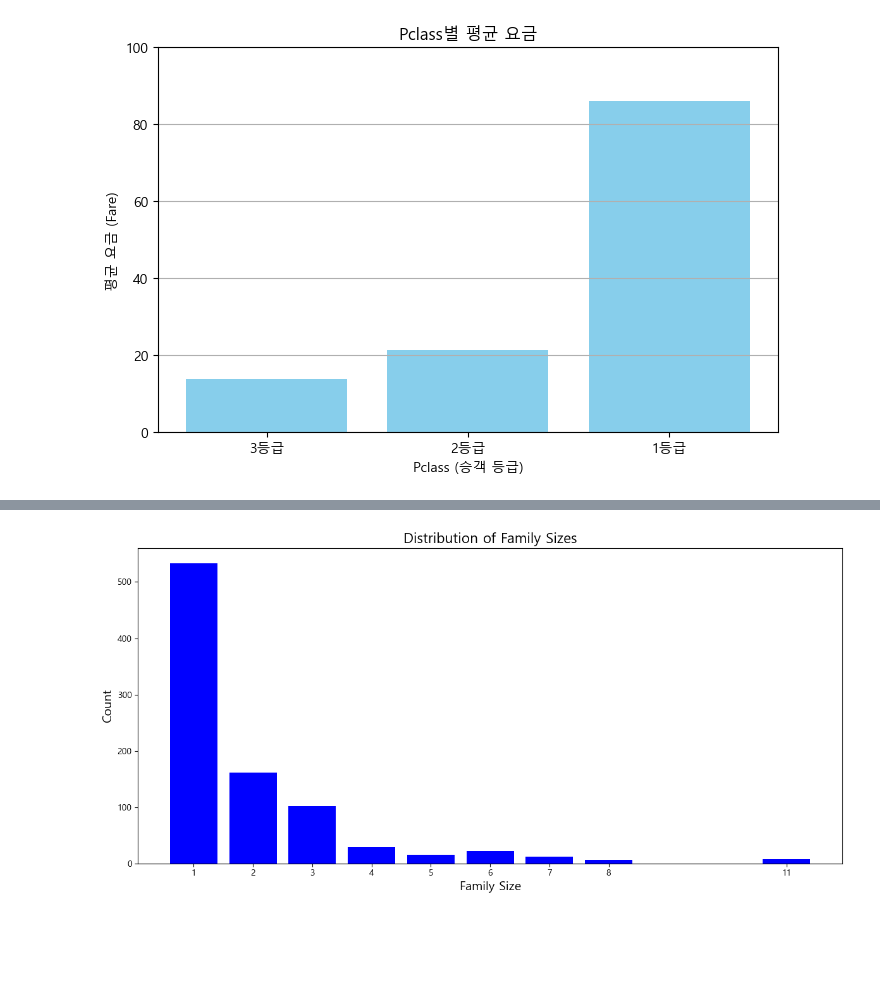
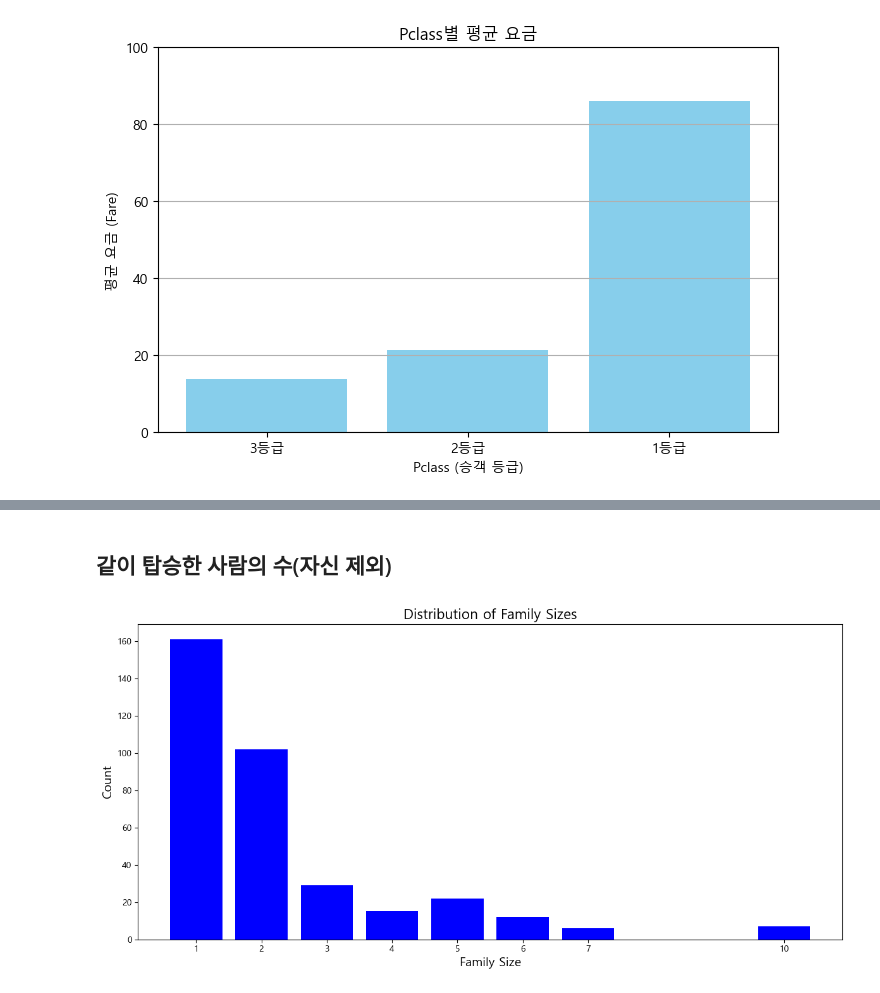
Before and after one commit to chasangho415/urban-enigma, a Jupyter notebook: assignment.ipynb, the cells around one changed output, grey strips where cells are left out. Saved outputs shown, nothing was run; the diff lists cells and outputs as text; code cells hidden in the pictures; blank space fills up the shorter version.

```diff
--- a/assignment.ipynb
+++ b/assignment.ipynb
@@ -141,19 +125,19 @@ plt.show()
+# %% [markdown]
+## 같이 탑승한 사람의 수(자신 제외)
 # %%
-# 타이타닉 데이터셋 로드
-titanic = pd.read_csv('https://web.stanford.edu/class/archive/cs/cs109/cs109.1166/stuff/titanic.csv')
-
-titanic['family_size'] = titanic['Siblings/Spouses Aboard'] + titanic['Parents/Children Aboard'] + 1
+df['family_size'] = df['SibSp'] + df['Parch']
 
 # 가족 크기 분포 시각화 (seaborn 없이)
 plt.figure(figsize=(12, 6))
-family_size_count = titanic['family_size'].value_counts().sort_index()
+family_size_count = df['family_size'].value_counts().sort_index()
+family_size_count = family_size_count[family_size_count.index != 0] #크기가 0인 혼자 탑승한 경우는 제외
 
 plt.bar(family_size_count.index, family_size_count.values, color='blue')
 plt.title('Distribution of Family Sizes', fontsize=16)
 plt.xlabel('Family Size', fontsize=14)
 plt.ylabel('Count', fontsize=14)
 plt.xticks(family_size_count.index)
 plt.tight_layout()
 plt.show()
 # %% [output]
-[figure, old version]
+[figure, new version]
```
Also changed, not shown: parts of 19 cells of this notebook, 2 other files.
